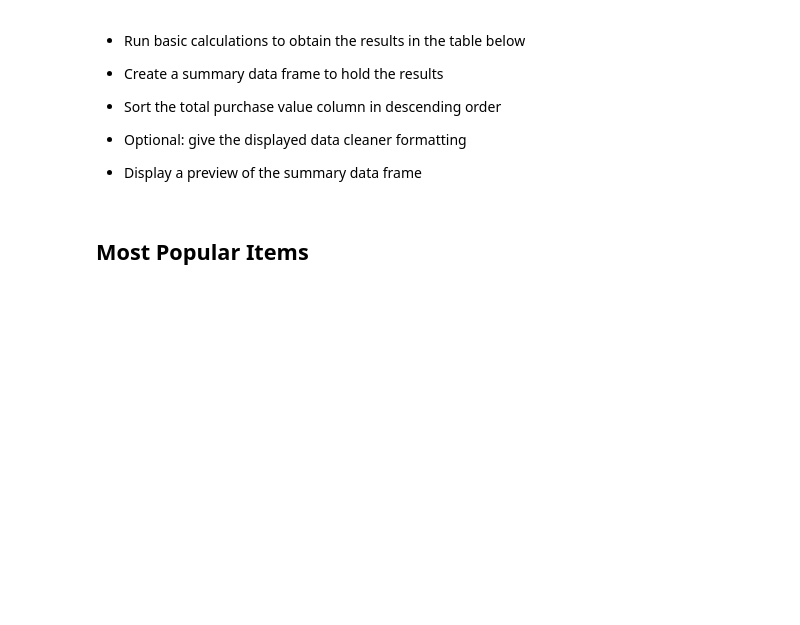
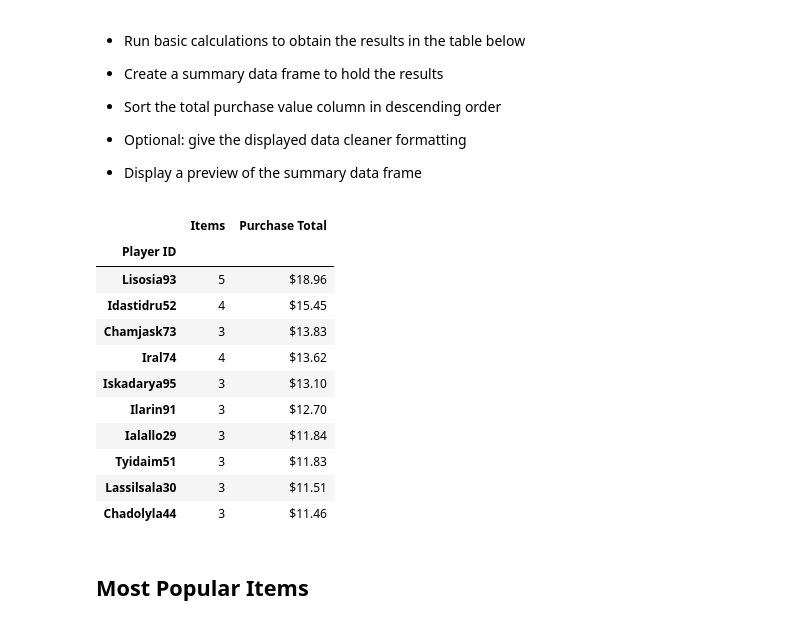
Before and after one commit to newton1021/pandas_challenge, a Jupyter notebook: HeroesOfPymoli/HeroesOfPymoli_starter.ipynb, the cells around one changed output. Cells and saved outputs as stored; diff of their text form; code cells hidden in the pictures; blank space fills up the shorter version.

```diff
--- a/HeroesOfPymoli/HeroesOfPymoli_starter.ipynb
+++ b/HeroesOfPymoli/HeroesOfPymoli_starter.ipynb
@@ -230,6 +243,31 @@ byGender_df
 
 
 * Display a preview of the summary data frame
+# %%
+top_df = purchase_data.groupby(['SN'])['Price'].agg(['count', 'sum'])
+top_df = top_df.reset_index()
+top_df.rename(columns={'SN' : 'Player ID',
+                         'count' : 'Items',
+                        'sum': 'Purchase Total'
+                        }, inplace = True)
+
+top_df.sort_values('Purchase Total',ascending = False, inplace = True)
+top_df = top_df.set_index('Player ID')
+top_df['Purchase Total'] = top_df['Purchase Total'].map('${:0.2f}'.format)
+top_df.head(10)
+# %% [output]
+|  | Items | Purchase Total |
+| Player ID |  |  |
+| Lisosia93 | 5 | $18.96 |
+| Idastidru52 | 4 | $15.45 |
+| Chamjask73 | 3 | $13.83 |
+| Iral74 | 4 | $13.62 |
+| Iskadarya95 | 3 | $13.10 |
+| Ilarin91 | 3 | $12.70 |
+| Ialallo29 | 3 | $11.84 |
+| Tyidaim51 | 3 | $11.83 |
+| Lassilsala30 | 3 | $11.51 |
+| Chadolyla44 | 3 | $11.46 |
 # %% [markdown]
 ## Most Popular Items
 # %% [markdown]
```
Also changed, not shown: parts of 10 cells of this notebook.
